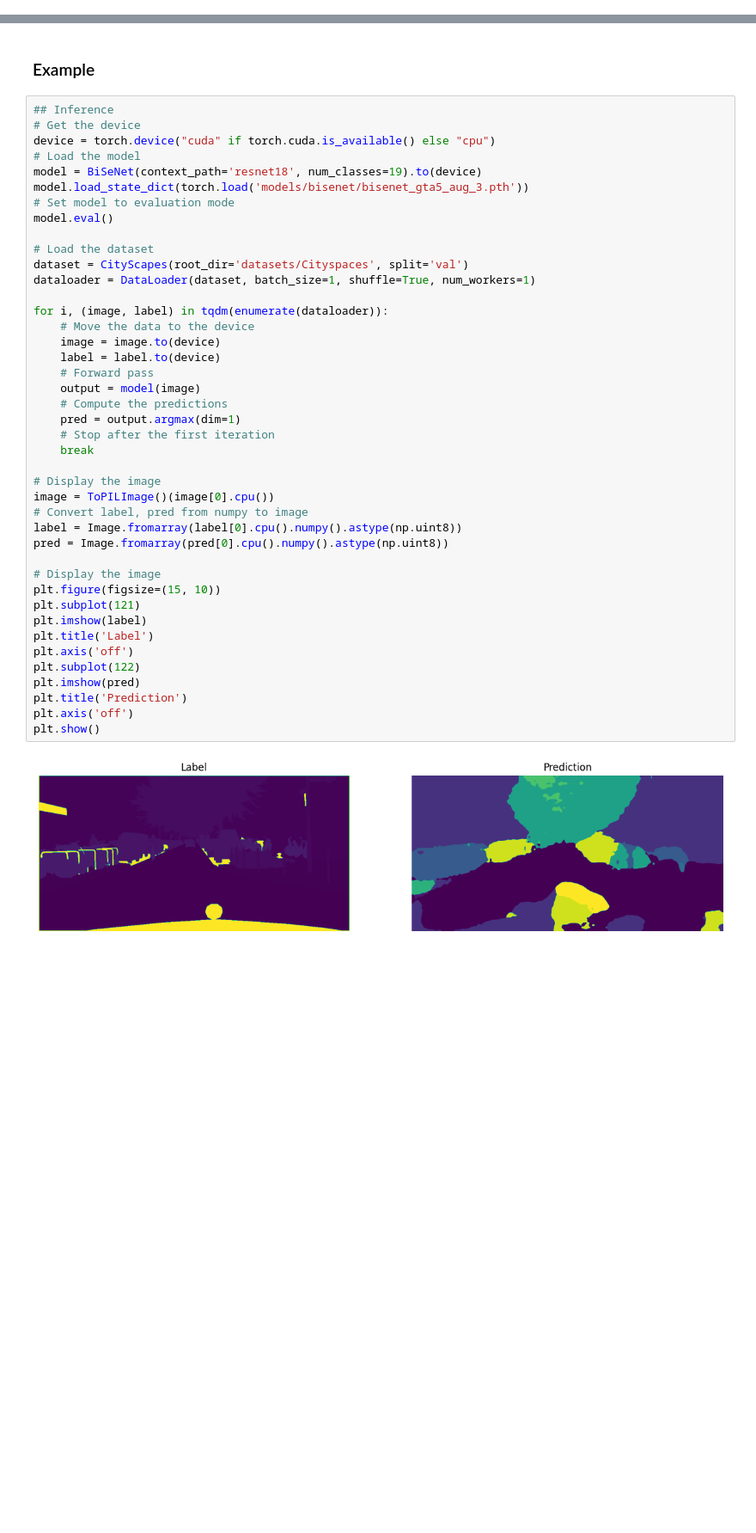
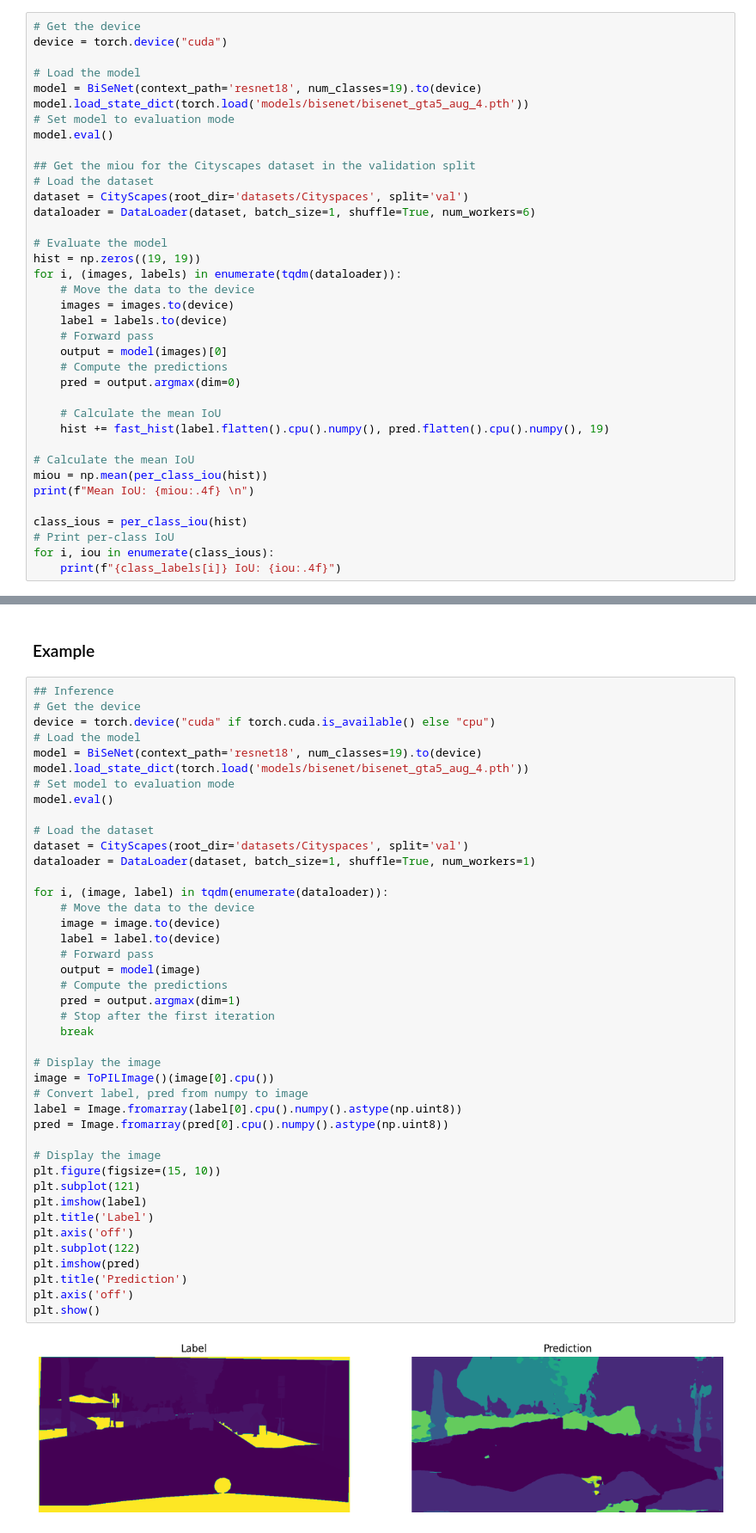
Before and after one commit to QuantDreamGit/SemanticSegmentation, a Jupyter notebook: gta5_bisenet_aug.ipynb, the cells around one changed output, grey strips where cells are left out. Shown at 86% size. Drawn from its saved outputs; the diff is of its cells as text; blank space fills up the shorter version.

```diff
--- a/gta5_bisenet_aug.ipynb
+++ b/gta5_bisenet_aug.ipynb
@@ -542,0 +565,37 @@ bicycle IoU: 0.0000
+# %%
+# Get the device
+device = torch.device("cuda")
+
+# Load the model
+model = BiSeNet(context_path='resnet18', num_classes=19).to(device)
+model.load_state_dict(torch.load('models/bisenet/bisenet_gta5_aug_4.pth'))
+# Set model to evaluation mode
+model.eval()
+
+## Get the miou for the Cityscapes dataset in the validation split
+# Load the dataset
+dataset = CityScapes(root_dir='datasets/Cityspaces', split='val')
+dataloader = DataLoader(dataset, batch_size=1, shuffle=True, num_workers=6)
+
+# Evaluate the model
+hist = np.zeros((19, 19))
+for i, (images, labels) in enumerate(tqdm(dataloader)):
+    # Move the data to the device
+    images = images.to(device)
+    label = labels.to(device)
+    # Forward pass
+    output = model(images)[0]
+    # Compute the predictions
+    pred = output.argmax(dim=0)
+
+    # Calculate the mean IoU
+    hist += fast_hist(label.flatten().cpu().numpy(), pred.flatten().cpu().numpy(), 19)
+
+# Calculate the mean IoU
+miou = np.mean(per_class_iou(hist))
+print(f"Mean IoU: {miou:.4f} \n")
+
+class_ious = per_class_iou(hist)
+# Print per-class IoU
+for i, iou in enumerate(class_ious):
+    print(f"{class_labels[i]} IoU: {iou:.4f}")
@@ -548,7 +625,7 @@ bicycle IoU: 0.0000
 device = torch.device("cuda" if torch.cuda.is_available() else "cpu")
 # Load the model
 model = BiSeNet(context_path='resnet18', num_classes=19).to(device)
-model.load_state_dict(torch.load('models/bisenet/bisenet_gta5_aug_3.pth'))
+model.load_state_dict(torch.load('models/bisenet/bisenet_gta5_aug_4.pth'))
 # Set model to evaluation mode
 model.eval()
 
@@ -558,31 +635,31 @@ dataloader = DataLoader(dataset, batch_size=1, shuffle=True, num_workers=1)
 
 for i, (image, label) in tqdm(enumerate(dataloader)):
     # Move the data to the device
     image = image.to(device)
     label = label.to(device)
     # Forward pass
     output = model(image)
     # Compute the predictions
     pred = output.argmax(dim=1)
     # Stop after the first iteration
     break
 
 # Display the image
 image = ToPILImage()(image[0].cpu())
 # Convert label, pred from numpy to image
 label = Image.fromarray(label[0].cpu().numpy().astype(np.uint8))
 pred = Image.fromarray(pred[0].cpu().numpy().astype(np.uint8))
 
 # Display the image
 plt.figure(figsize=(15, 10))
 plt.subplot(121)
 plt.imshow(label)
 plt.title('Label')
 plt.axis('off')
 plt.subplot(122)
 plt.imshow(pred)
 plt.title('Prediction')
 plt.axis('off')
 plt.show()
 # %% [output]
-[figure, old version]
+[figure, new version]
```
Also changed, not shown: parts of 7 cells of this notebook.
